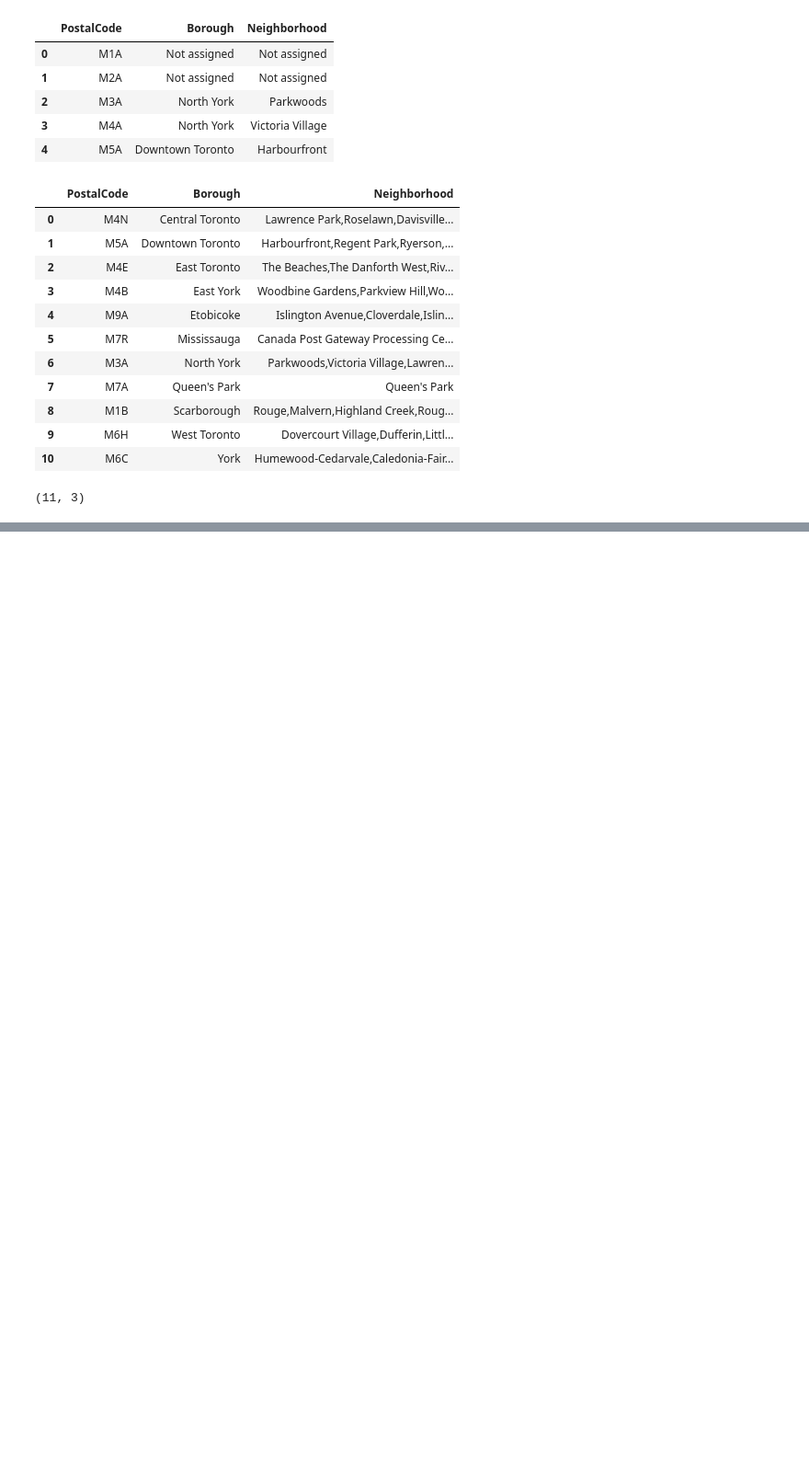
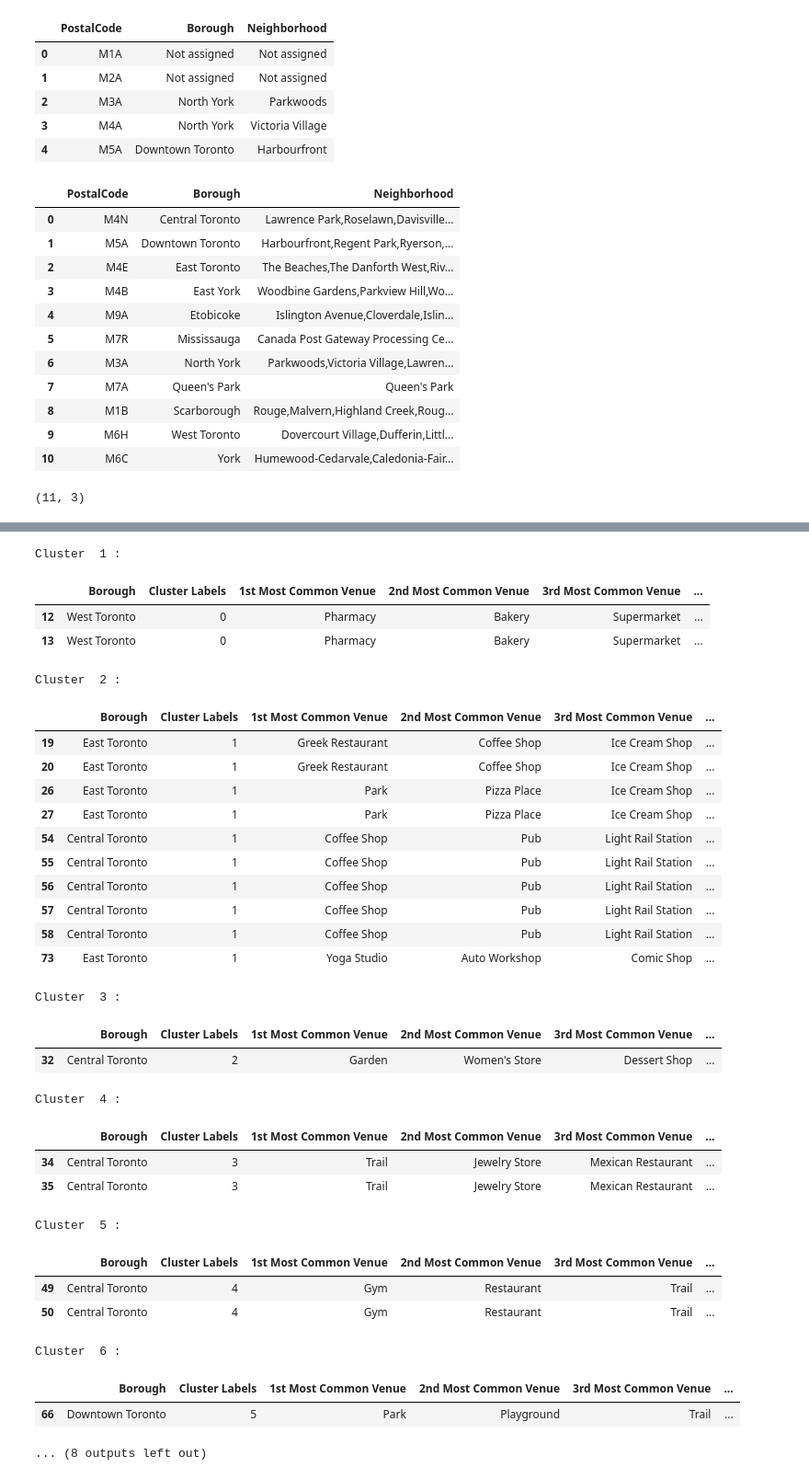
Before and after one commit to shapiroj18/ibmdatascienceproject, a Jupyter notebook: Segmenting and Clustering Neighborhoods in Toronto.ipynb, the cells around one changed output, grey strips where cells are left out. Shown: that part at 92% size. Cells and saved outputs as stored; diff of their text form; code cells hidden in the pictures; blank space fills up the shorter version.

```diff
--- a/Segmenting and Clustering Neighborhoods in Toronto.ipynb
+++ b/Segmenting and Clustering Neighborhoods in Toronto.ipynb
@@ -113,0 +357,12 @@ canada_df.shape
+# %%
+num_top_venues = 5
+
+for hood in toronto_grouped['Neighborhood']:
+    print("----"+hood+"----")
+    temp = toronto_grouped[toronto_grouped['Neighborhood'] == hood].T.reset_index()
+    temp.columns = ['venue','freq']
+    temp = temp.iloc[1:]
+    temp['freq'] = temp['freq'].astype(float)
+    temp = temp.round({'freq': 2})
+    print(temp.sort_values('freq', ascending=False).reset_index(drop=True).head(num_top_venues))
+    print('\n')
@@ -113,0 +421,13 @@ canada_df.shape
+# %%
+from sklearn.cluster import KMeans
+
+#cluseter
+kclusters=10 #because that's fun
+
+toronto_grouped_clustered = toronto_grouped.drop('Neighborhood',1)
+
+#kmeans
+kmeans = KMeans(n_clusters=kclusters, random_state=0).fit(toronto_grouped_clustered)
+
+#check cluster labels generated for each row in the df
+kmeans.labels_[0:11]
@@ -113,0 +436,10 @@ canada_df.shape
+# %%
+# add cluster labels
+neighborhoods_venues_sorted.insert(0, 'Cluster Labels', kmeans.labels_)
+
+toronto_merged = toronto_df
+
+# merge toronto_grouped with toronto_data to add latitude/longitude for each neighborhood
+toronto_merged = toronto_merged.join(neighborhoods_venues_sorted.set_index('Neighborhood'), on = 'Neighborhood')
+
+toronto_merged.tail()
@@ -113,0 +487,42 @@ canada_df.shape
+# %%
+#define function to get cluster information
+from IPython.display import display, HTML
+def get_cluster(cluster_number):
+    display(toronto_merged.loc[toronto_merged['Cluster Labels'] == cluster_number, toronto_merged.columns[[1] + list(range(5, toronto_merged.shape[1]))]])
+# %%
+#get cluster information for all clusters
+for i in range(10):
+    print('Cluster ',i+1,':')
+    get_cluster(i)
+# %% [output]
+Cluster  1 :
+|  | Borough | Cluster Labels | 1st Most Common Venue | 2nd Most Common Venue | 3rd Most Common Venue | ... |
+| 12 | West Toronto | 0 | Pharmacy | Bakery | Supermarket | ... |
+| 13 | West Toronto | 0 | Pharmacy | Bakery | Supermarket | ... |
+Cluster  2 :
+|  | Borough | Cluster Labels | 1st Most Common Venue | 2nd Most Common Venue | 3rd Most Common Venue | ... |
+| 19 | East Toronto | 1 | Greek Restaurant | Coffee Shop | Ice Cream Shop | ... |
+| 20 | East Toronto | 1 | Greek Restaurant | Coffee Shop | Ice Cream Shop | ... |
+| 26 | East Toronto | 1 | Park | Pizza Place | Ice Cream Shop | ... |
+| 27 | East Toronto | 1 | Park | Pizza Place | Ice Cream Shop | ... |
+| 54 | Central Toronto | 1 | Coffee Shop | Pub | Light Rail Station | ... |
+| 55 | Central Toronto | 1 | Coffee Shop | Pub | Light Rail Station | ... |
+| 56 | Central Toronto | 1 | Coffee Shop | Pub | Light Rail Station | ... |
+| 57 | Central Toronto | 1 | Coffee Shop | Pub | Light Rail Station | ... |
+| 58 | Central Toronto | 1 | Coffee Shop | Pub | Light Rail Station | ... |
+| 73 | East Toronto | 1 | Yoga Studio | Auto Workshop | Comic Shop | ... |
+Cluster  3 :
+|  | Borough | Cluster Labels | 1st Most Common Venue | 2nd Most Common Venue | 3rd Most Common Venue | ... |
+| 32 | Central Toronto | 2 | Garden | Women's Store | Dessert Shop | ... |
+Cluster  4 :
+|  | Borough | Cluster Labels | 1st Most Common Venue | 2nd Most Common Venue | 3rd Most Common Venue | ... |
+| 34 | Central Toronto | 3 | Trail | Jewelry Store | Mexican Restaurant | ... |
+| 35 | Central Toronto | 3 | Trail | Jewelry Store | Mexican Restaurant | ... |
+Cluster  5 :
+|  | Borough | Cluster Labels | 1st Most Common Venue | 2nd Most Common Venue | 3rd Most Common Venue | ... |
+| 49 | Central Toronto | 4 | Gym | Restaurant | Trail | ... |
+| 50 | Central Toronto | 4 | Gym | Restaurant | Trail | ... |
+Cluster  6 :
+|  | Borough | Cluster Labels | 1st Most Common Venue | 2nd Most Common Venue | 3rd Most Common Venue | ... |
+| 66 | Downtown Toronto | 5 | Park | Playground | Trail | ... |
+... (8 outputs left out)
```
Also changed, not shown: parts of 22 cells of this notebook.
